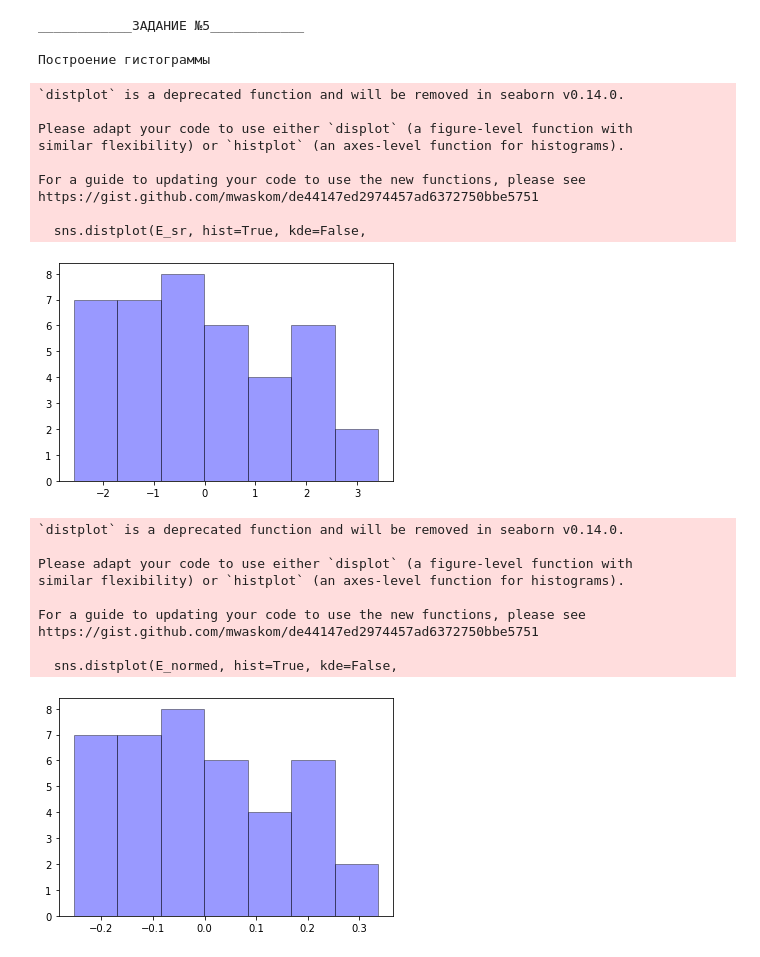
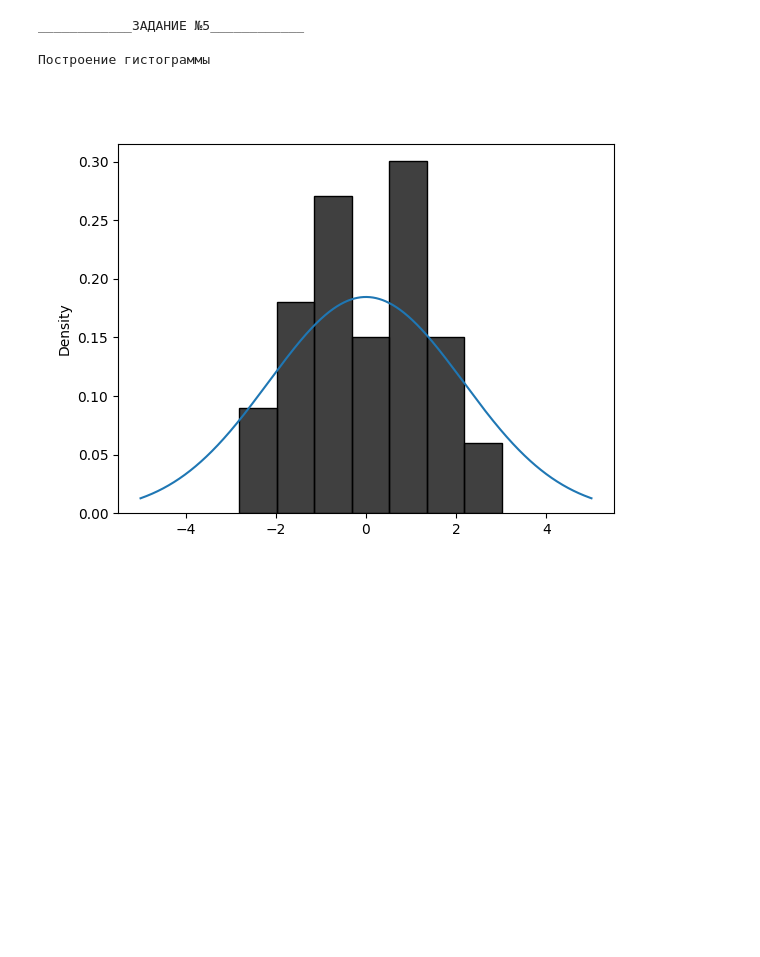
Before and after one commit to vboyarkin/tvims-kp, a Jupyter notebook: влад нормальный.ipynb, the cells around one changed output. Drawn from its saved outputs; the diff is of its cells as text; code cells hidden in the pictures; blank space fills up the shorter version.

```diff
--- a/влад нормальный.ipynb
+++ b/влад нормальный.ipynb
@@ -220,44 +277,24 @@ ____________ЗАДАНИЕ №4____________
 # %%
 print("____________ЗАДАНИЕ №5____________ \n")
 # По остаткам регрессии построить оценку плотности распределения случайной ошибки
 # наблюдения в виде гистограммы.
 
 print("Построение гистограммы \n")
 
-E_normed = E_sr / norm_E_sr
+fig5, ax5 = plt.subplots()
+sns.histplot(E_sr, stat='density', kde=False, color='black', bins=7)
 
-fig5, ax5 = plt.subplots()
-sns.distplot(E_normed, hist=True, kde=False,
-             bins=7, color='blue',
-             hist_kws={'edgecolor': 'black'},
-             kde_kws={'linewidth': 2})
+norm_disrtib_t = np.linspace(-5, 5, 1000)
+plt.plot(norm_disrtib_t, norm.pdf(norm_disrtib_t, 0, σ_sr))
+
 plt.show()
 
 
 σ = 2.4
 Θ_0 = (-1)**N * N
 # %% [output]
 ____________ЗАДАНИЕ №5____________
 
 Построение гистограммы
-`distplot` is a deprecated function and will be removed in seaborn v0.14.0.
-
-Please adapt your code to use either `displot` (a figure-level function with
-similar flexibility) or `histplot` (an axes-level function for histograms).
-
-For a guide to updating your code to use the new functions, please see
-https://gist.github.com/mwaskom/de44147ed2974457ad6372750bbe5751
-
-  sns.distplot(E_sr, hist=True, kde=False,
-[figure, old version]
+[figure, new version]
-`distplot` is a deprecated function and will be removed in seaborn v0.14.0.
-
-Please adapt your code to use either `displot` (a figure-level function with
-similar flexibility) or `histplot` (an axes-level function for histograms).
-
-For a guide to updating your code to use the new functions, please see
-https://gist.github.com/mwaskom/de44147ed2974457ad6372750bbe5751
-
-  sns.distplot(E_normed, hist=True, kde=False,
-[figure, removed]
 # %%
```
Also changed, not shown: parts of 3 cells of this notebook, 1 other file.
